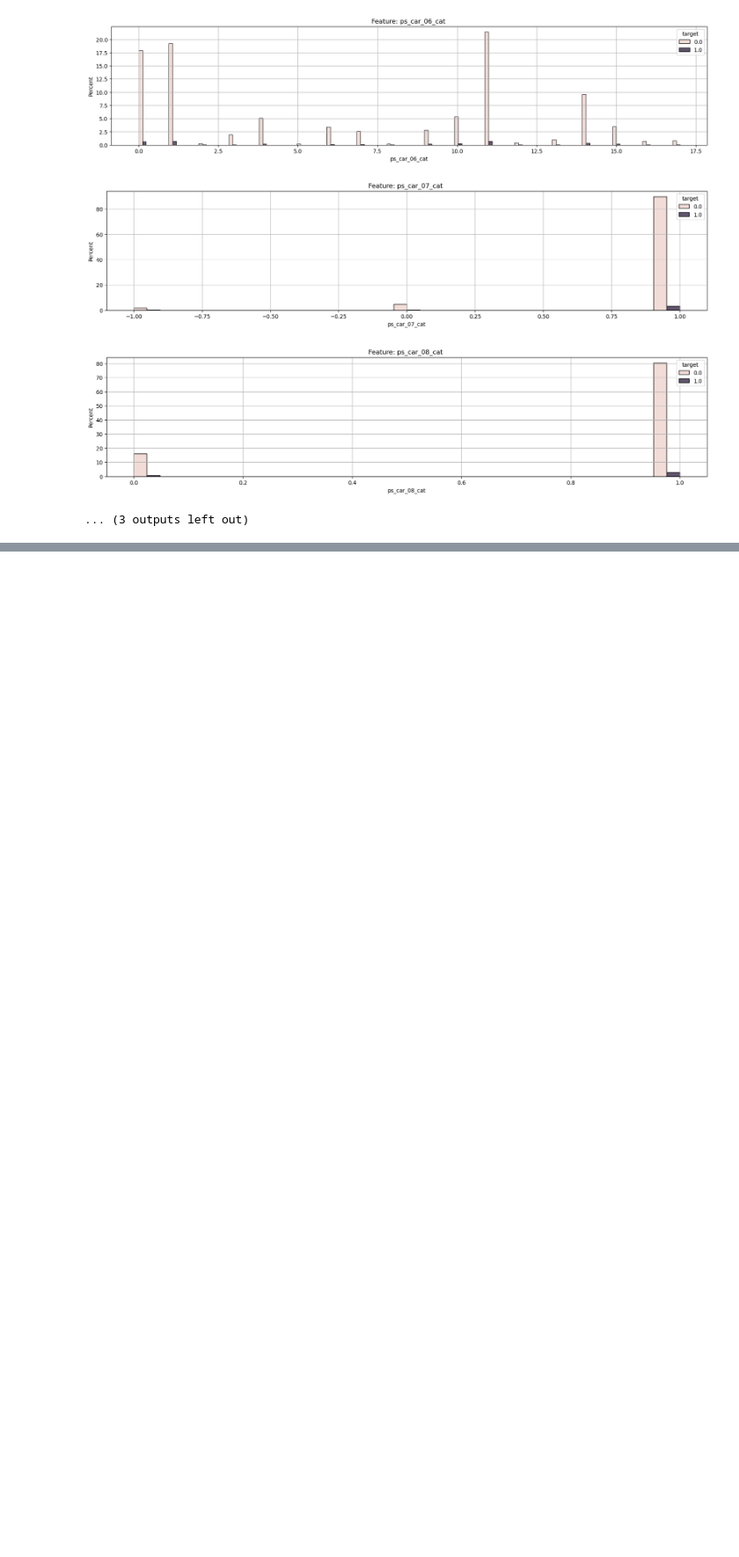
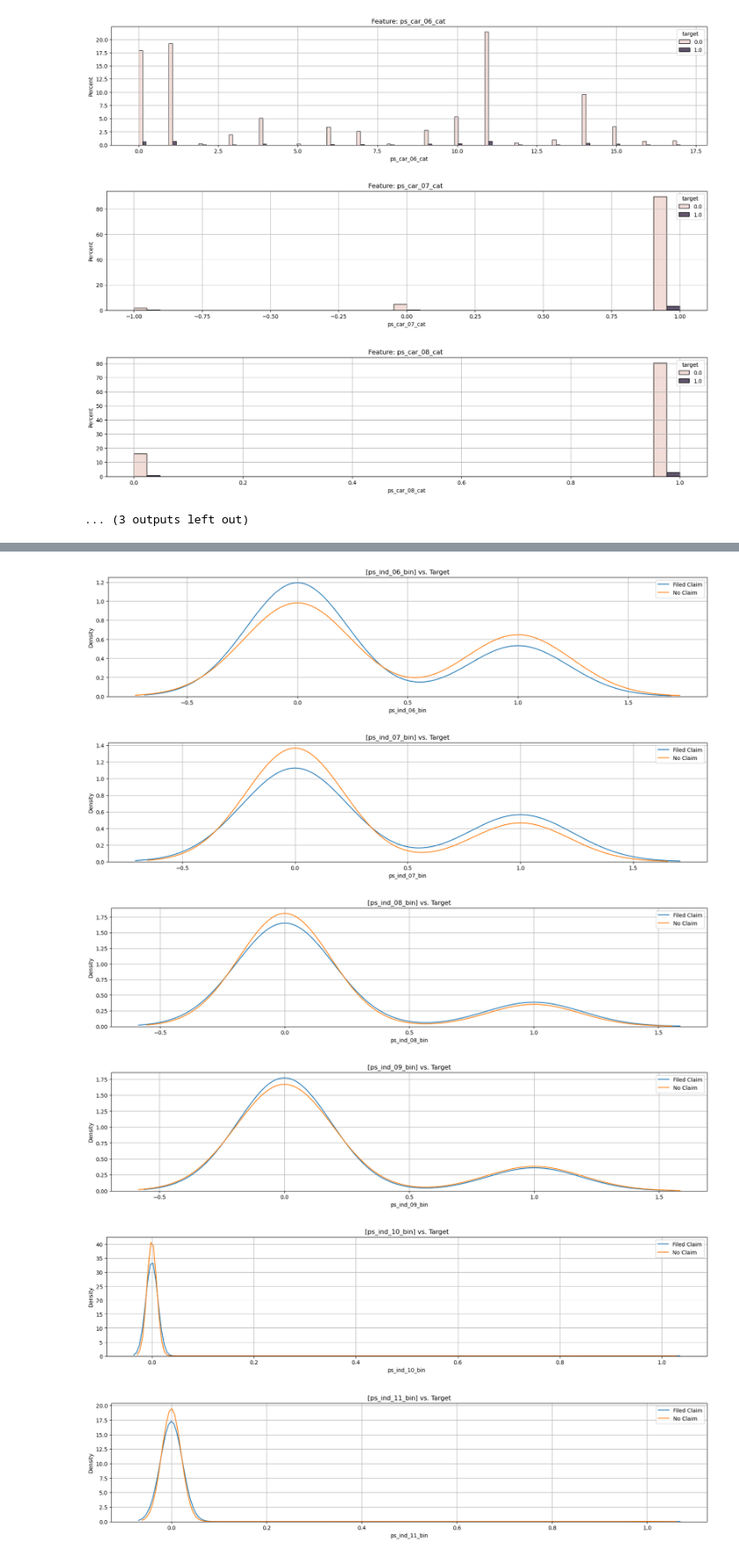
Before and after one commit to RickArko/ami-porto, a Jupyter notebook: EDA.ipynb, the cells around one changed output, grey strips where cells are left out. Shown at 88% size. Drawn from its saved outputs; the diff is of its cells as text; code cells hidden in the pictures; blank space fills up the shorter version.

```diff
--- a/EDA.ipynb
+++ b/EDA.ipynb
@@ -91,6 +91,7 @@ cat_features = [c for c in features if 'cat' in c]
 num_features = [c for c in features if ("cat" not in c and "calc" not in c)]
 ind_features = [c for c in features if "ind" in c]
 calc_features = [c for c in features if "calc" in c]
+binary_features = [f for f in features if full[f].nunique() == 2 and f != LABEL]
 
 remain_features = [f for f in features if f not in cat_features + calc_features + ind_features + [LABEL, "id"]]
 float_features = full.select_dtypes(include=["float"]).drop(LABEL, 1).columns.tolist()
@@ -192,6 +192,7 @@ _maxlen = max([len(c) for c in calc_features])
 for c in calc_features:
     print(f"Feature: {c.ljust(_maxlen)}\tvalues: {len(set(full[c]))}")
 
+for c in calc_features:
     f, ax = plt.subplots(1, 1, figsize=(20, 4))
     sns.histplot(full, x=c, ax=ax, hue=LABEL, multiple="dodge", stat="percent")
     ax.grid()
@@ -254,0 +261,25 @@ Categorical Feature: ps_car_11_cat      values: 104
+# %%
+for i, feature in enumerate(binary_features):
+
+    if feature in calc_features:
+        # uncomment if you'd to check, these features appear useless
+        continue
+
+    fig, ax = plt.subplots(figsize=(20, 4))
+    sns.kdeplot(full[full[LABEL] == 1][feature], bw=.5, label="Filed Claim", ax=ax)
+    sns.kdeplot(full[full[LABEL] == 0][feature], bw=.5, label="No Claim", ax=ax)
+    ax.grid()
+    plt.legend(loc="upper right")
+    plt.title(f"[{feature}] vs. Target")
+
+    if SAVE_PLOTS:
+        fname = f"Binary-Density-Plot-{feature}.png"
+        plt.savefig(PLOT_DIR.joinpath(fname))
+        plt.show()
+# %% [output]
+[figure, added]
+[figure, added]
+[figure, added]
+[figure, added]
+[figure, added]
+[figure, added]
```
Also changed, not shown: parts of 5 cells of this notebook.
